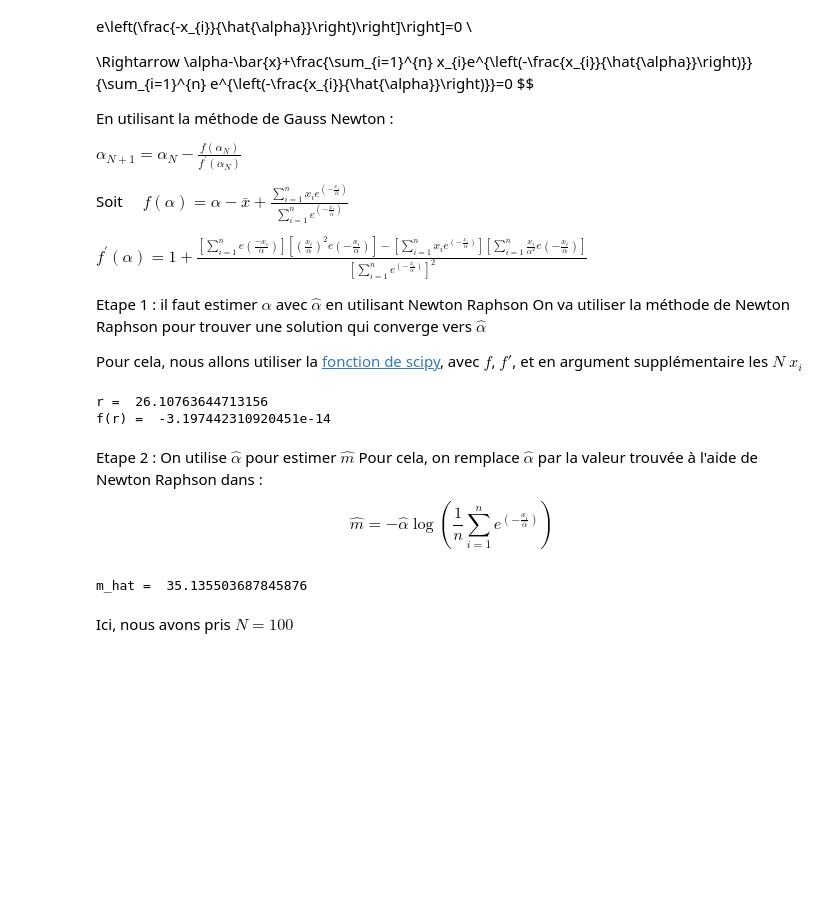
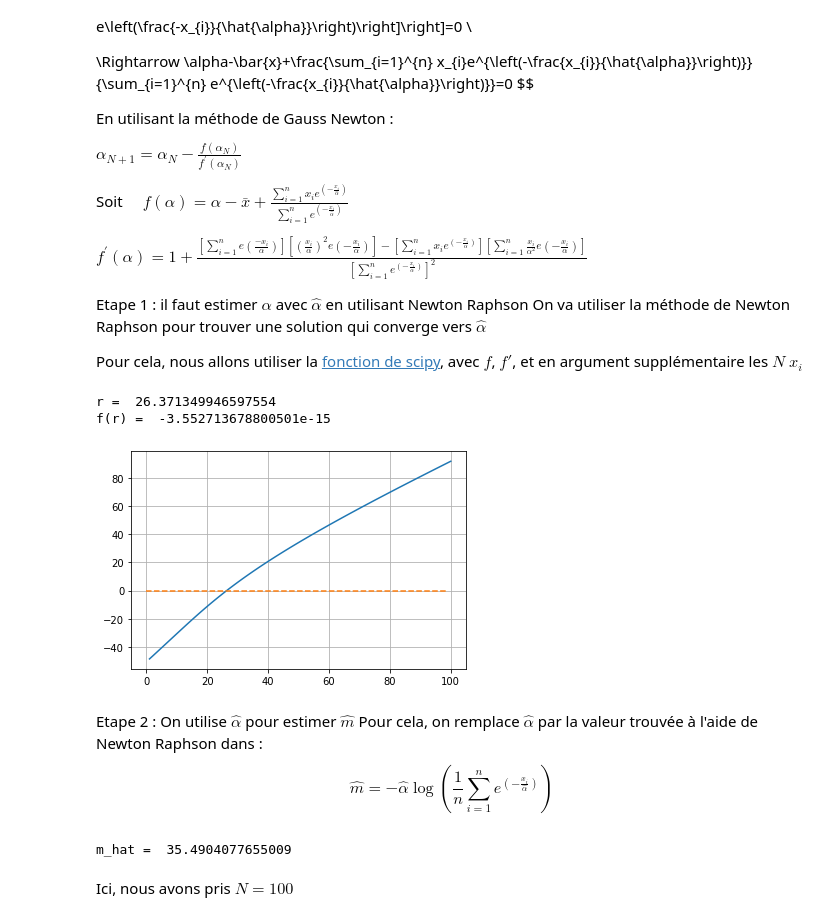
Before and after one commit to Aympab/Projet_Probas_Stats, a Jupyter notebook: probleme1.ipynb, the cells around one changed output. Cells and saved outputs as stored; diff of their text form; code cells hidden in the pictures; blank space fills up the shorter version.

```diff
--- a/probleme1.ipynb
+++ b/probleme1.ipynb
@@ -49,7 +49,7 @@ import matplotlib.pyplot as plt
 import itertools
 from math import *
 
-_alpha = 5
+_alpha = 10
 _m = 25
 
 def f(x, alpha=_alpha,m=_m) :
@@ -251,51 +251,57 @@ On va utiliser la méthode de Newton Raphson pour trouver une solution qui conve
 
 Pour cela, nous allons utiliser la [fonction de scipy](https://docs.scipy.org/doc/scipy/reference/generated/scipy.optimize.newton.html), avec $f$, $f'$, et en argument supplémentaire les $N$ $x_i$
 # %%
+
 import numpy as np
 from scipy import optimize
 
 def func(alpha, xi) :
     m = np.mean(xi)
-    sum_1 = 0
-    sum_2 = 0
+    sum_1 = np.sum(xi*np.exp(-xi/alpha))
+    sum_2 = np.sum(np.exp(-xi/alpha))
 
-    for x in xi :
-        sum_1 += x*exp(-x/alpha)
-        sum_2 += exp(-x/alpha)
+    # for x in xi :
+    #     sum_1 += x*exp(-x/alpha)
+    #     sum_2 += exp(-x/alpha)
 
-    return alpha - m + sum_1/sum_2
+    return alpha - m + (sum_1/sum_2)
 
 def func_prime(alpha, xi):
 
     left_1  = 0
     left_2  = 0
     right_1 = 0
     right_2 = 0
     down    = 0
 
     for x in xi :
         left_1  += exp(-x/alpha)
         left_2  += ((x/alpha)**2)*exp(-x/alpha)
         right_1 += x*exp(-x/alpha)
         right_2 += ((x/alpha**2))*exp(-x/alpha)
         down    += exp(-x/alpha)
 
     up   = left_1*left_2 - right_1*right_2
     down = down**2
 
     frac = up/down
     return 1 + frac
 
-# xs = np.linspace(0, 100)
+xs = np.linspace(0, 100, 100)
+xg = np.array([])
 x0 = 1
 
 r = optimize.newton(func, x0, args=(xs,), fprime=func_prime)
 
+plt.plot(xs, np.array([func(p, xs) for p in xs]))
+plt.plot(np.zeros(len(xs)), '--')
+plt.grid()
 print("r = ", r)
 print("f(r) = ", func(r, xs))
 # %% [output]
-r =  26.10763644713156
-f(r) =  -3.197442310920451e-14
+r =  26.371349946597554
+f(r) =  -3.552713678800501e-15
+[figure, added]
 # %% [markdown]
 Etape 2 : On utilise $\hat{\alpha}$ pour estimer $\hat{m}$
 Pour cela, on remplace $\hat{\alpha}$ par la valeur trouvée à l'aide de Newton Raphson dans :
@@ -312,7 +318,7 @@ m_hat = -a*log(sum/n)
 
 print("m_hat = ", m_hat)
 # %% [output]
-m_hat =  35.135503687845876
+m_hat =  35.4904077655009
 # %% [markdown]
 Ici, nous avons pris $N = 100$
 # %% [markdown]
```
Also changed, not shown: parts of 4 cells of this notebook, 1 other file.
